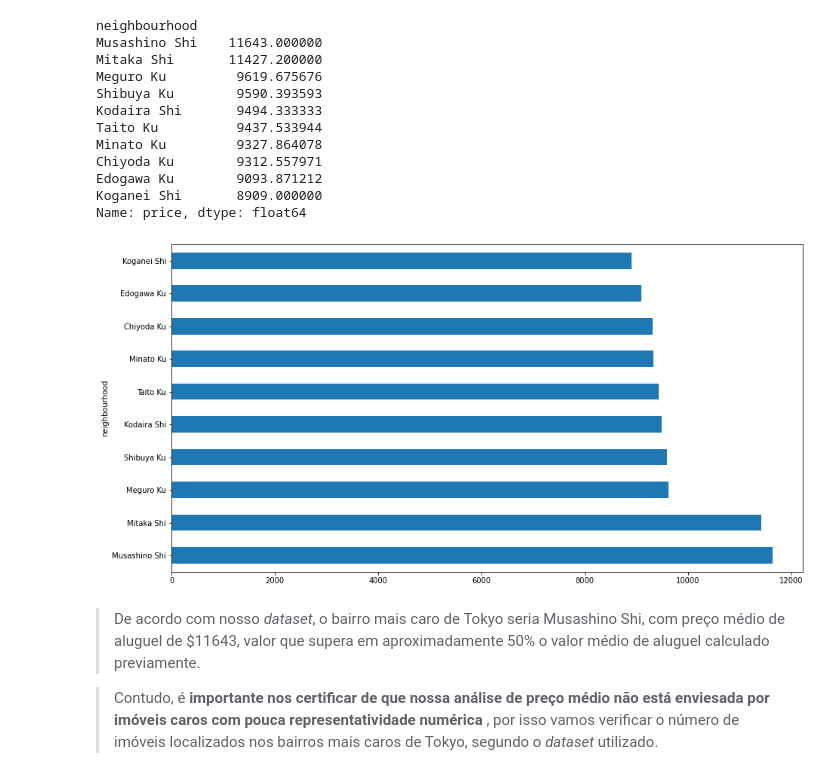
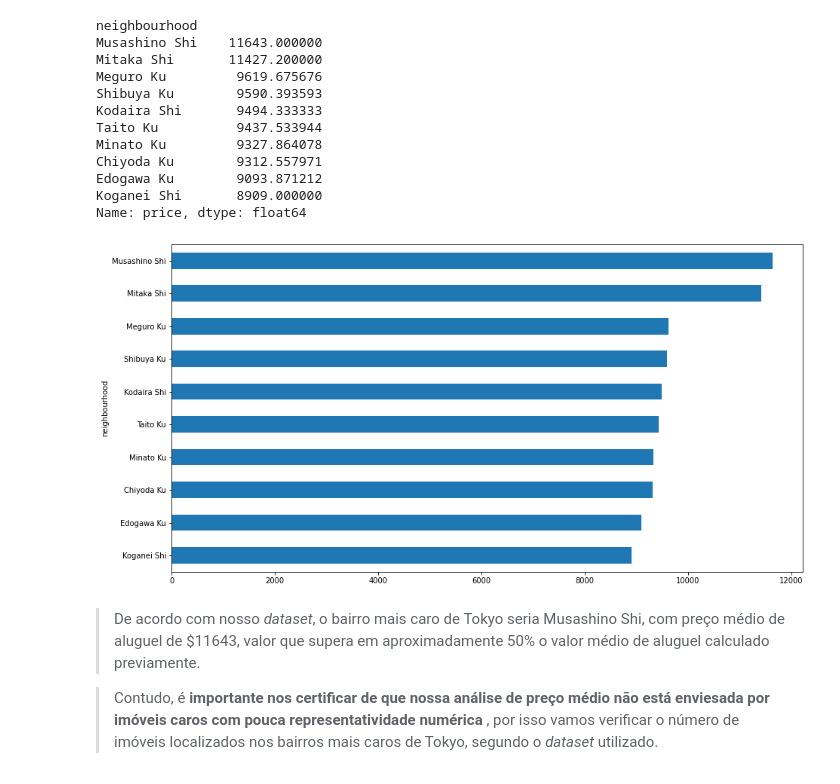
Before and after one commit to Pedro1-21GW/sigmoidal, a Jupyter notebook: Projeto_1_Analisando_os_Dados_do_Airbnb_(Tokyo).ipynb, the cells around one changed output. Drawn from its saved outputs; the diff is of its cells as text; code cells hidden in the pictures.

```diff
--- a/Projeto_1_Analisando_os_Dados_do_Airbnb_(Tokyo).ipynb
+++ b/Projeto_1_Analisando_os_Dados_do_Airbnb_(Tokyo).ipynb
@@ -476,9 +476,10 @@ Edogawa Ku        9093.871212
 Koganei Shi       8909.000000
 Name: price, dtype: float64
 # %%
+media_bairros_caros = media_bairros_caros[::-1] # invertendo ordem com slicing
 media_bairros_caros.plot(kind = 'barh', figsize=(15,8));
 # %% [output]
-[figure, old version]
+[figure, new version]
 # %% [markdown]
 > De acordo com nosso *dataset*, o bairro mais caro de Tokyo seria Musashino Shi, com preço médio de aluguel de $11643, valor que supera em aproximadamente 50% o valor médio de aluguel calculado previamente.
 
```
